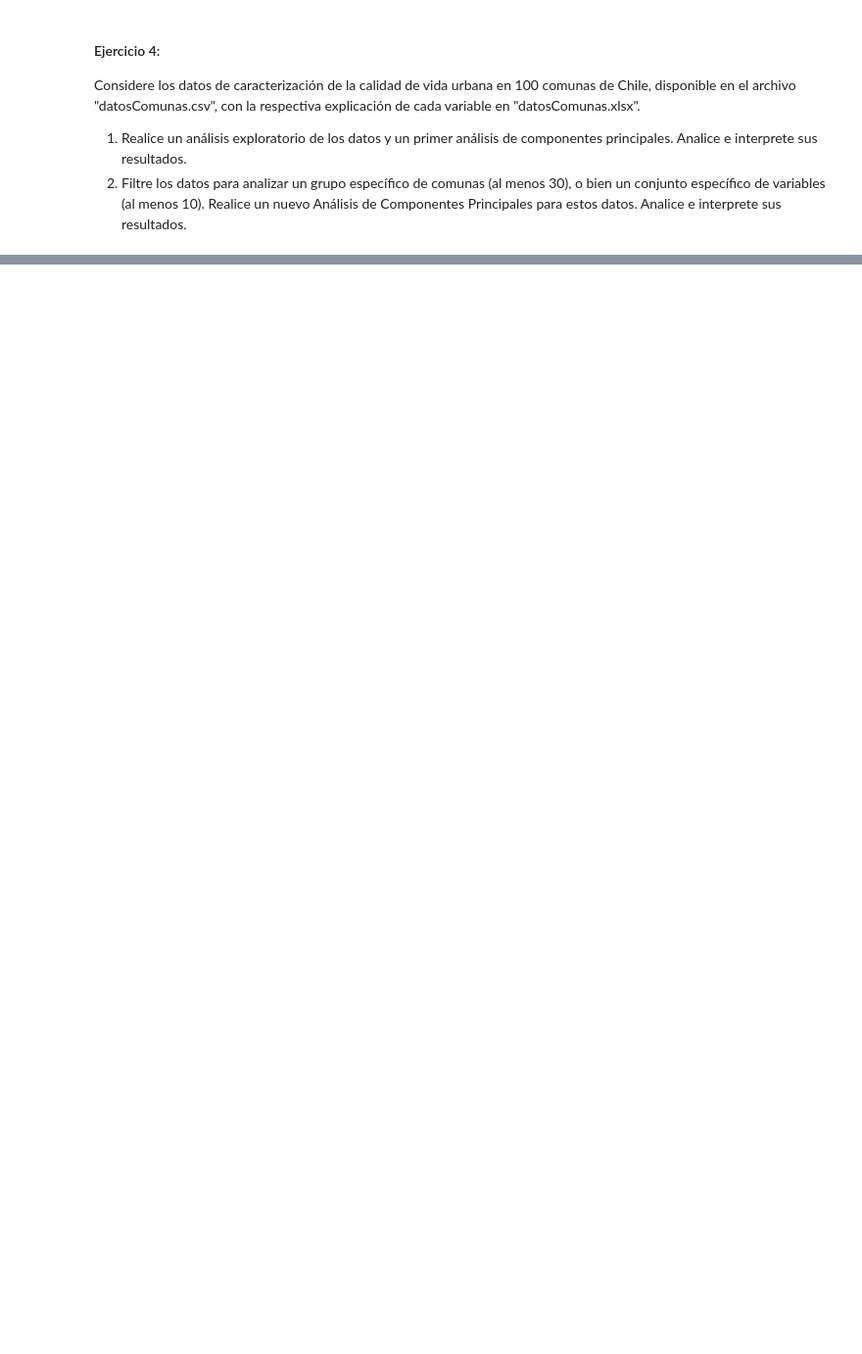
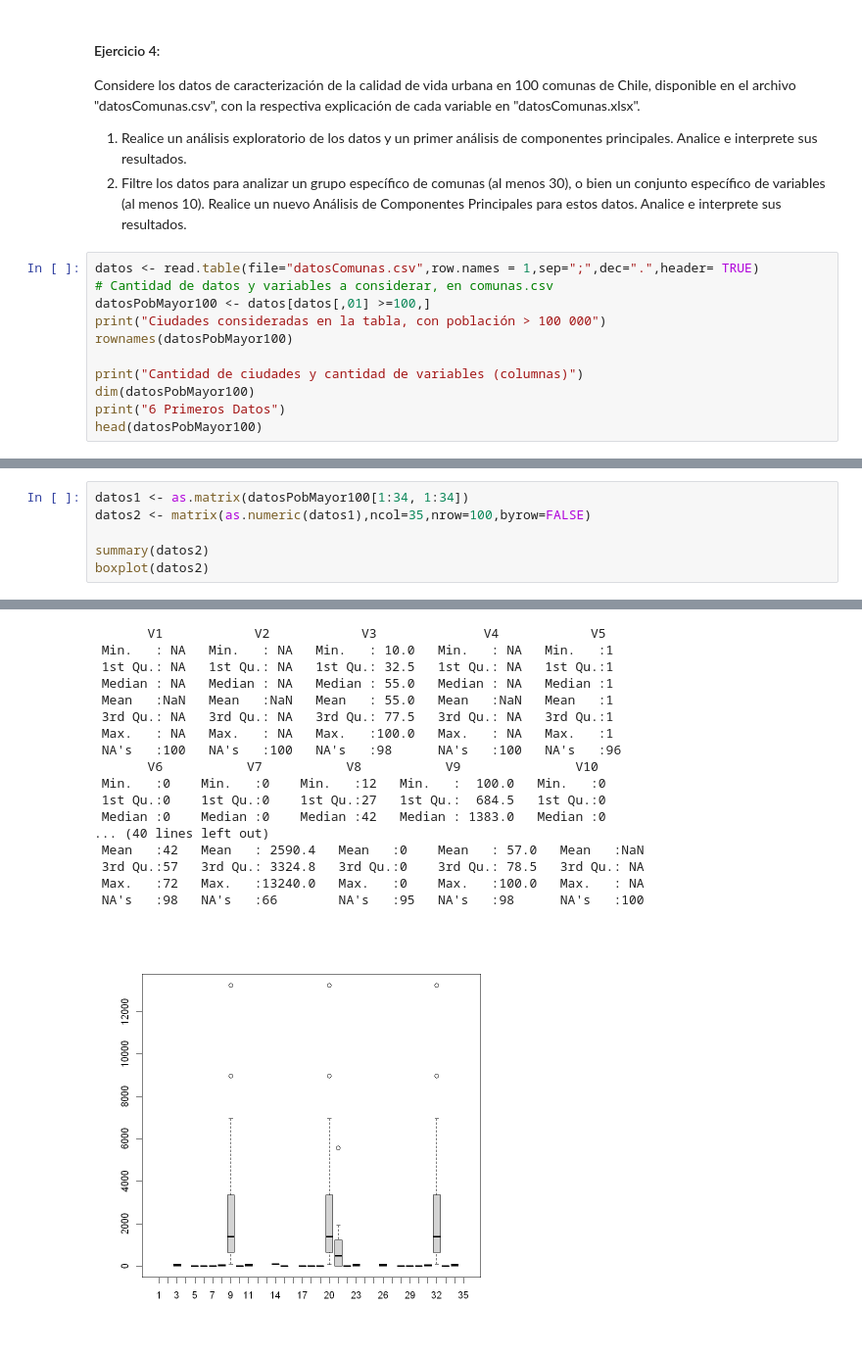
Before and after one commit to ManuelCare/IAS_T2, a Jupyter notebook: INFO257/PCA/PCA.ipynb, the cells around one changed output, grey strips where cells are left out. Shown at 98% size. Cells and saved outputs as stored; diff of their text form; blank space fills up the shorter version.

```diff
--- a/INFO257/PCA/PCA.ipynb
+++ b/INFO257/PCA/PCA.ipynb
@@ -437,3 +375,14 @@ Rape     -0.5434321  0.1673186 -0.8177779  0.08902432
 Considere los datos de caracterización de la calidad  de vida urbana en 100 comunas de Chile, disponible en el archivo "datosComunas.csv", con la respectiva explicación de cada variable en "datosComunas.xlsx".
 1. Realice un análisis exploratorio de los datos y un primer análisis de componentes principales. Analice e interprete sus resultados.
 2. Filtre los datos para analizar un grupo específico de comunas (al menos 30), o bien un conjunto específico de variables (al menos 10). Realice un nuevo Análisis de Componentes Principales para estos datos. Analice e interprete sus resultados.
+# %%
+datos <- read.table(file="datosComunas.csv",row.names = 1,sep=";",dec=".",header= TRUE)
+# Cantidad de datos y variables a considerar, en comunas.csv
+datosPobMayor100 <- datos[datos[,01] >=100,]
+print("Ciudades consideradas en la tabla, con población > 100 000")
+rownames(datosPobMayor100)
+
+print("Cantidad de ciudades y cantidad de variables (columnas)")
+dim(datosPobMayor100)
+print("6 Primeros Datos")
+head(datosPobMayor100)
@@ -439,0 +437,7 @@ Considere los datos de caracterización de la calidad  de vida urbana en 100 com
+# %%
+datos1 <- as.matrix(datosPobMayor100[1:34, 1:34])
+datos2 <- matrix(as.numeric(datos1),ncol=35,nrow=100,byrow=FALSE)
+
+summary(datos2)
+boxplot(datos2)
+# %% [output]
@@ -439,0 +448,18 @@ Considere los datos de caracterización de la calidad  de vida urbana en 100 com
+       V1            V2            V3              V4            V5
+ Min.   : NA   Min.   : NA   Min.   : 10.0   Min.   : NA   Min.   :1
+ 1st Qu.: NA   1st Qu.: NA   1st Qu.: 32.5   1st Qu.: NA   1st Qu.:1
+ Median : NA   Median : NA   Median : 55.0   Median : NA   Median :1
+ Mean   :NaN   Mean   :NaN   Mean   : 55.0   Mean   :NaN   Mean   :1
+ 3rd Qu.: NA   3rd Qu.: NA   3rd Qu.: 77.5   3rd Qu.: NA   3rd Qu.:1
+ Max.   : NA   Max.   : NA   Max.   :100.0   Max.   : NA   Max.   :1
+ NA's   :100   NA's   :100   NA's   :98      NA's   :100   NA's   :96
+       V6           V7           V8           V9               V10
+ Min.   :0    Min.   :0    Min.   :12   Min.   :  100.0   Min.   :0
+ 1st Qu.:0    1st Qu.:0    1st Qu.:27   1st Qu.:  684.5   1st Qu.:0
+ Median :0    Median :0    Median :42   Median : 1383.0   Median :0
+... (40 lines left out)
+ Mean   :42   Mean   : 2590.4   Mean   :0    Mean   : 57.0   Mean   :NaN
+ 3rd Qu.:57   3rd Qu.: 3324.8   3rd Qu.:0    3rd Qu.: 78.5   3rd Qu.: NA
+ Max.   :72   Max.   :13240.0   Max.   :0    Max.   :100.0   Max.   : NA
+ NA's   :98   NA's   :66        NA's   :95   NA's   :98      NA's   :100
+[figure, added]
```
Also changed, not shown: parts of 9 cells of this notebook.
